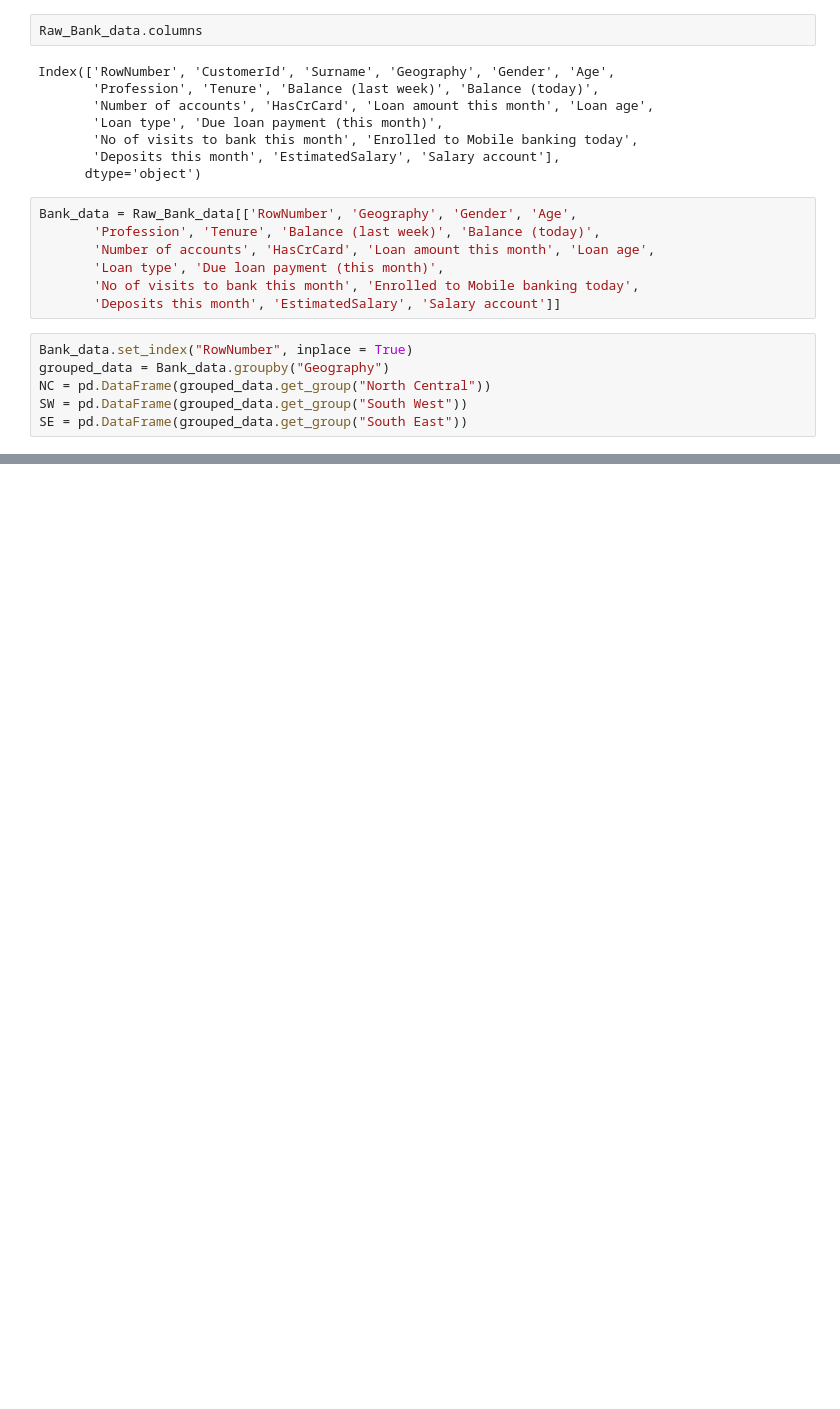
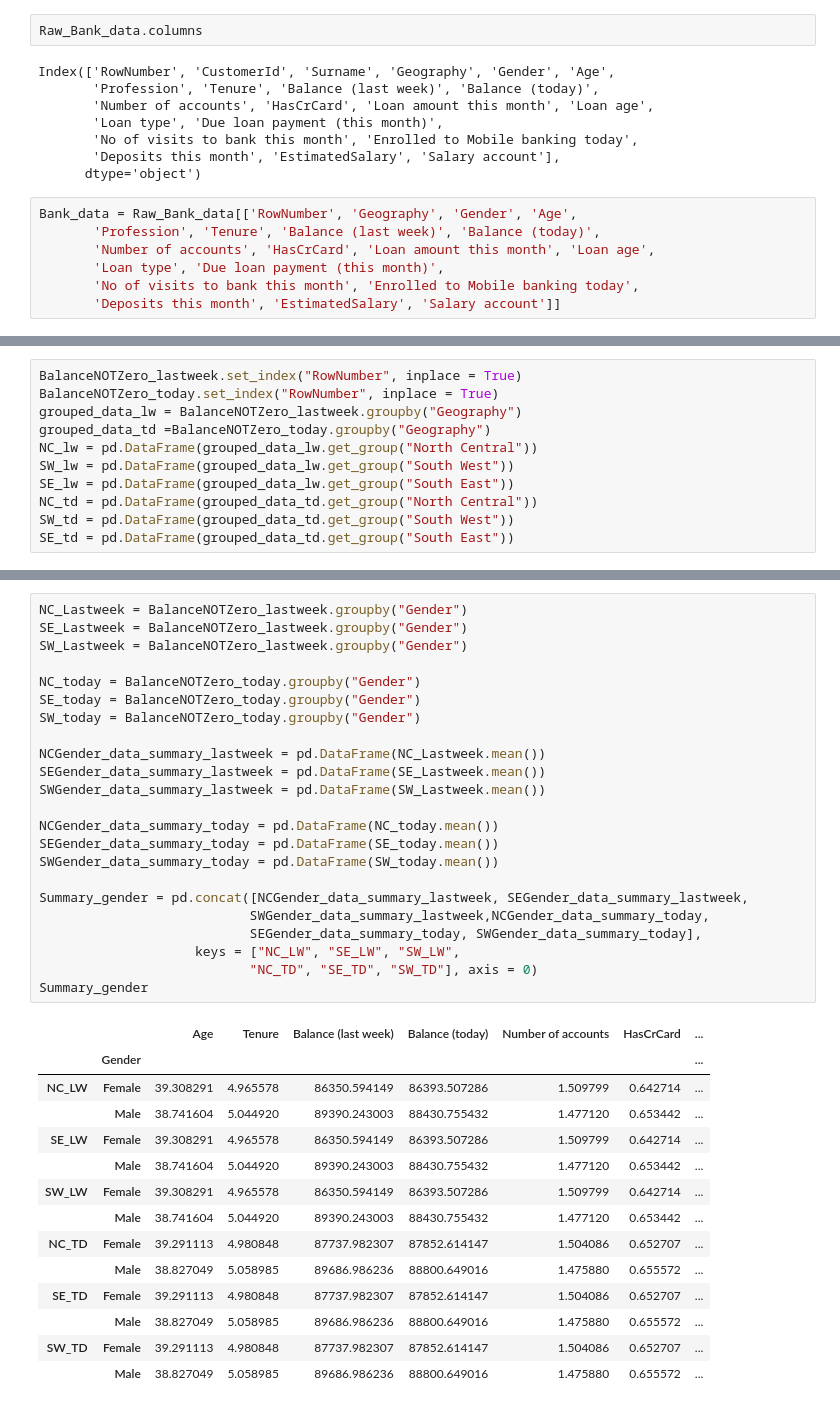
Before and after one commit to opeyemifarinde/datascience, a Jupyter notebook: Bank_Data_Analysis_Decribe.ipynb, the cells around one changed output, grey strips where cells are left out. Drawn from its saved outputs; the diff is of its cells as text; blank space fills up the shorter version.

```diff
--- a/Bank_Data_Analysis_Decribe.ipynb
+++ b/Bank_Data_Analysis_Decribe.ipynb
@@ -41,9 +77,3 @@ Bank_data = Raw_Bank_data[['RowNumber', 'Geography', 'Gender', 'Age',
        'Loan type', 'Due loan payment (this month)',
        'No of visits to bank this month', 'Enrolled to Mobile banking today',
        'Deposits this month', 'EstimatedSalary', 'Salary account']]
-# %%
-Bank_data.set_index("RowNumber", inplace = True)
-grouped_data = Bank_data.groupby("Geography")
-NC = pd.DataFrame(grouped_data.get_group("North Central"))
-SW = pd.DataFrame(grouped_data.get_group("South West"))
-SE = pd.DataFrame(grouped_data.get_group("South East"))
@@ -245,0 +114,11 @@ plt.plot(Male["NC_M"], Female["NC_F"])
+# %%
+BalanceNOTZero_lastweek.set_index("RowNumber", inplace = True)
+BalanceNOTZero_today.set_index("RowNumber", inplace = True)
+grouped_data_lw = BalanceNOTZero_lastweek.groupby("Geography")
+grouped_data_td =BalanceNOTZero_today.groupby("Geography")
+NC_lw = pd.DataFrame(grouped_data_lw.get_group("North Central"))
+SW_lw = pd.DataFrame(grouped_data_lw.get_group("South West"))
+SE_lw = pd.DataFrame(grouped_data_lw.get_group("South East"))
+NC_td = pd.DataFrame(grouped_data_td.get_group("North Central"))
+SW_td = pd.DataFrame(grouped_data_td.get_group("South West"))
+SE_td = pd.DataFrame(grouped_data_td.get_group("South East"))
@@ -245,0 +140,38 @@ plt.plot(Male["NC_M"], Female["NC_F"])
+# %%
+NC_Lastweek = BalanceNOTZero_lastweek.groupby("Gender")
+SE_Lastweek = BalanceNOTZero_lastweek.groupby("Gender")
+SW_Lastweek = BalanceNOTZero_lastweek.groupby("Gender")
+
+NC_today = BalanceNOTZero_today.groupby("Gender")
+SE_today = BalanceNOTZero_today.groupby("Gender")
+SW_today = BalanceNOTZero_today.groupby("Gender")
+
+NCGender_data_summary_lastweek = pd.DataFrame(NC_Lastweek.mean())
+SEGender_data_summary_lastweek = pd.DataFrame(SE_Lastweek.mean())
+SWGender_data_summary_lastweek = pd.DataFrame(SW_Lastweek.mean())
+
+NCGender_data_summary_today = pd.DataFrame(NC_today.mean())
+SEGender_data_summary_today = pd.DataFrame(SE_today.mean())
+SWGender_data_summary_today = pd.DataFrame(SW_today.mean())
+
+Summary_gender = pd.concat([NCGender_data_summary_lastweek, SEGender_data_summary_lastweek,
+                           SWGender_data_summary_lastweek,NCGender_data_summary_today,
+                           SEGender_data_summary_today, SWGender_data_summary_today],
+                    keys = ["NC_LW", "SE_LW", "SW_LW",
+                           "NC_TD", "SE_TD", "SW_TD"], axis = 0)
+Summary_gender
+# %% [output]
+|  |  | Age | Tenure | Balance (last week) | Balance (today) | Number of accounts | HasCrCard | ... |
+|  | Gender |  |  |  |  |  |  | ... |
+| NC_LW | Female | 39.308291 | 4.965578 | 86350.594149 | 86393.507286 | 1.509799 | 0.642714 | ... |
+|  | Male | 38.741604 | 5.044920 | 89390.243003 | 88430.755432 | 1.477120 | 0.653442 | ... |
+| SE_LW | Female | 39.308291 | 4.965578 | 86350.594149 | 86393.507286 | 1.509799 | 0.642714 | ... |
+|  | Male | 38.741604 | 5.044920 | 89390.243003 | 88430.755432 | 1.477120 | 0.653442 | ... |
+| SW_LW | Female | 39.308291 | 4.965578 | 86350.594149 | 86393.507286 | 1.509799 | 0.642714 | ... |
+|  | Male | 38.741604 | 5.044920 | 89390.243003 | 88430.755432 | 1.477120 | 0.653442 | ... |
+| NC_TD | Female | 39.291113 | 4.980848 | 87737.982307 | 87852.614147 | 1.504086 | 0.652707 | ... |
+|  | Male | 38.827049 | 5.058985 | 89686.986236 | 88800.649016 | 1.475880 | 0.655572 | ... |
+| SE_TD | Female | 39.291113 | 4.980848 | 87737.982307 | 87852.614147 | 1.504086 | 0.652707 | ... |
+|  | Male | 38.827049 | 5.058985 | 89686.986236 | 88800.649016 | 1.475880 | 0.655572 | ... |
+| SW_TD | Female | 39.291113 | 4.980848 | 87737.982307 | 87852.614147 | 1.504086 | 0.652707 | ... |
+|  | Male | 38.827049 | 5.058985 | 89686.986236 | 88800.649016 | 1.475880 | 0.655572 | ... |
```
Also changed, not shown: parts of 37 cells of this notebook.
